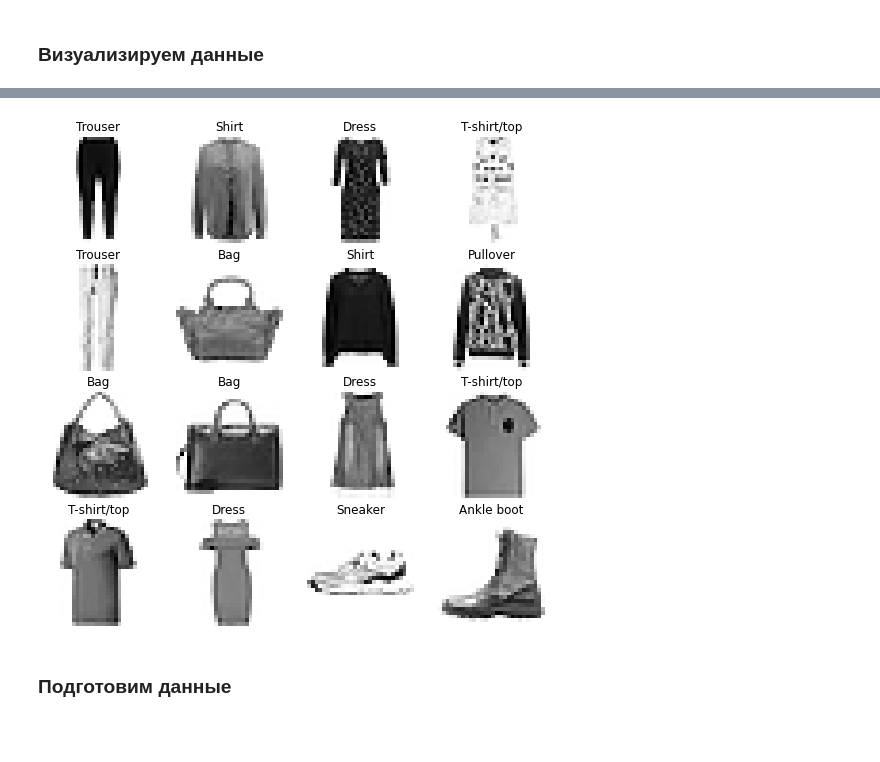
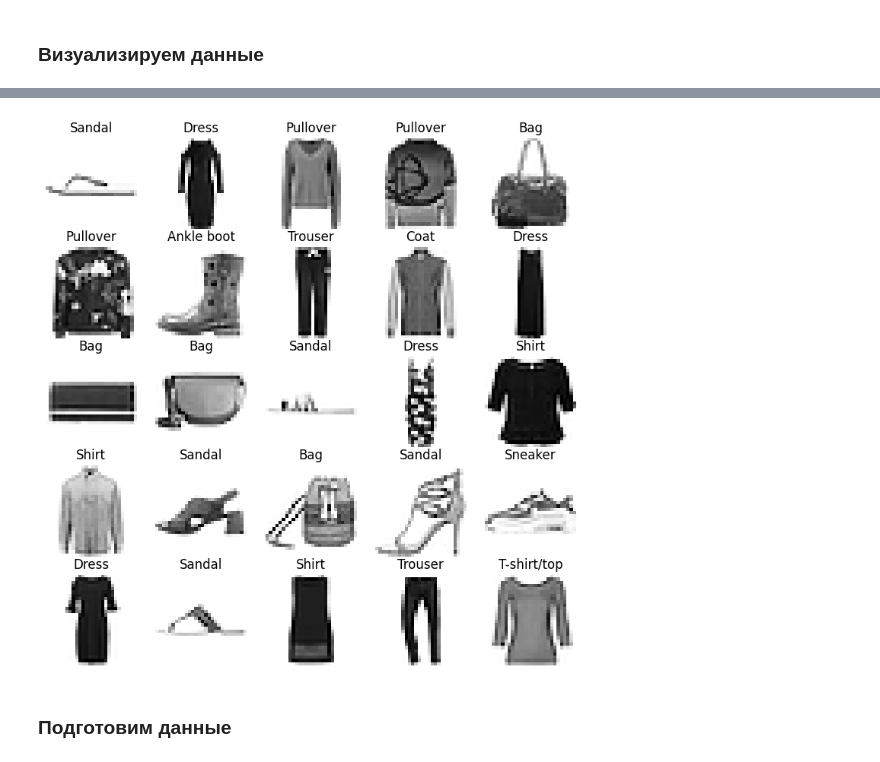
Before and after one commit to Buy-me-some-str/practice, a Jupyter notebook: pytorch_03_computer_vision.ipynb, the cells around one changed output, grey strips where cells are left out. Cells and saved outputs as stored; diff of their text form; code cells hidden in the pictures; blank space fills up the shorter version.

```diff
--- a/pytorch_03_computer_vision.ipynb
+++ b/pytorch_03_computer_vision.ipynb
@@ -111,16 +110,16 @@ Image shapetorch.Size([1, 28, 28])
 # %%
 torch.manual_seed = 42
 fig = plt.figure(figsize=(9, 9))
-rows, cols = 4, 4
+rows, cols = 5, 5
 for i in range(1, rows*cols+1):
     random_idx = torch.randint(0, len(train_data), size=[1]).item()
     img, label = train_data[random_idx]
     fig.add_subplot(rows, cols, i)
     plt.imshow(img.squeeze(), cmap="Greys")
     plt.title(train_data.classes[label])
     plt.axis(False)
 # %% [output]
-[figure, old version]
+[figure, new version]
 # %% [markdown]
 ### Подготовим данные
 # %%
```
Also changed, not shown: parts of 32 cells of this notebook.
